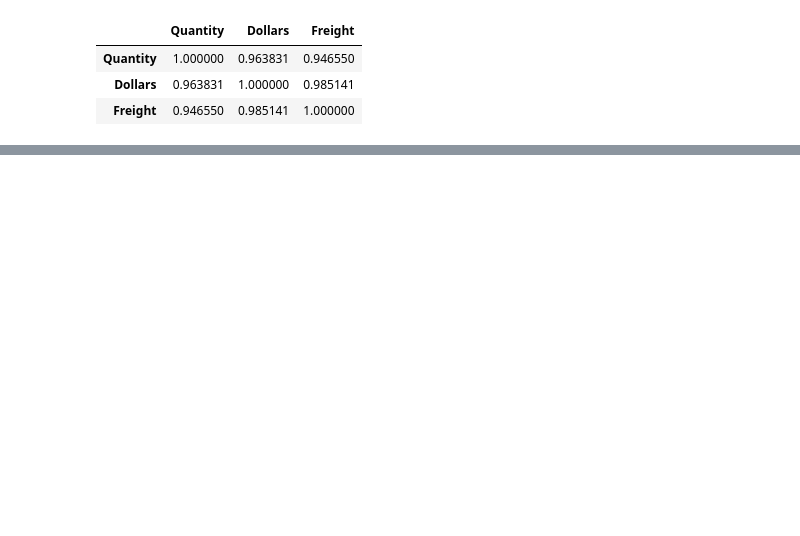
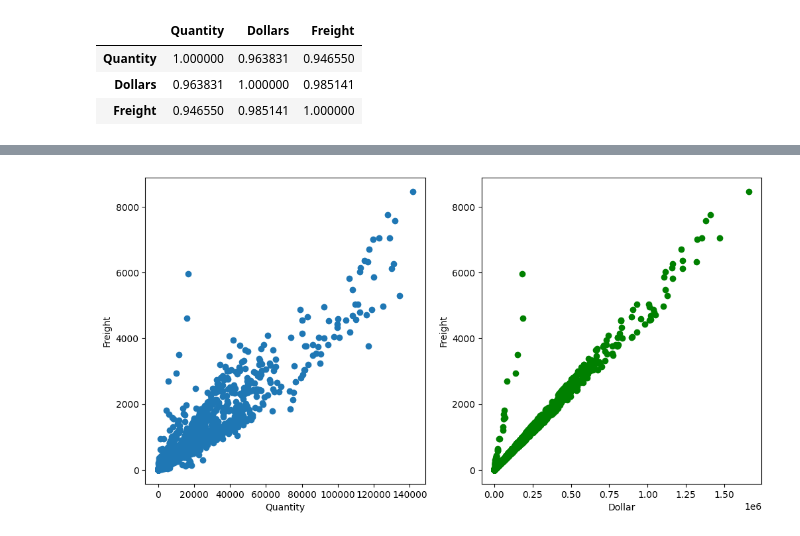
Before and after one commit to Prashantbhati7/invoice-intelligence, a Jupyter notebook: notebooks/freightCost.ipynb, the cells around one changed output, grey strips where cells are left out. Drawn from its saved outputs; the diff is of its cells as text; code cells hidden in the pictures; blank space fills up the shorter version.

```diff
--- a/notebooks/freightCost.ipynb
+++ b/notebooks/freightCost.ipynb
@@ -82,0 +103,15 @@ vendor_numberical.corr()      # positive correlation
+# %%
+plt.figure(figsize=(12,6))
+plt.subplot(1,2,1)
+plt.scatter(vendor_numerical['Quantity'],vendor_numerical['Freight'])
+plt.xlabel('Quantity')
+plt.ylabel('Freight')
+plt.subplot(1,2,2)
+plt.scatter(vendor_numerical['Dollars'],vendor_numerical['Freight'],color='green')
+plt.xlabel('Dollar')
+plt.ylabel('Freight')
+
+
+plt.show()
+# %% [output]
+[figure, added]
```
Also changed, not shown: parts of 31 cells of this notebook, 6 other files.
